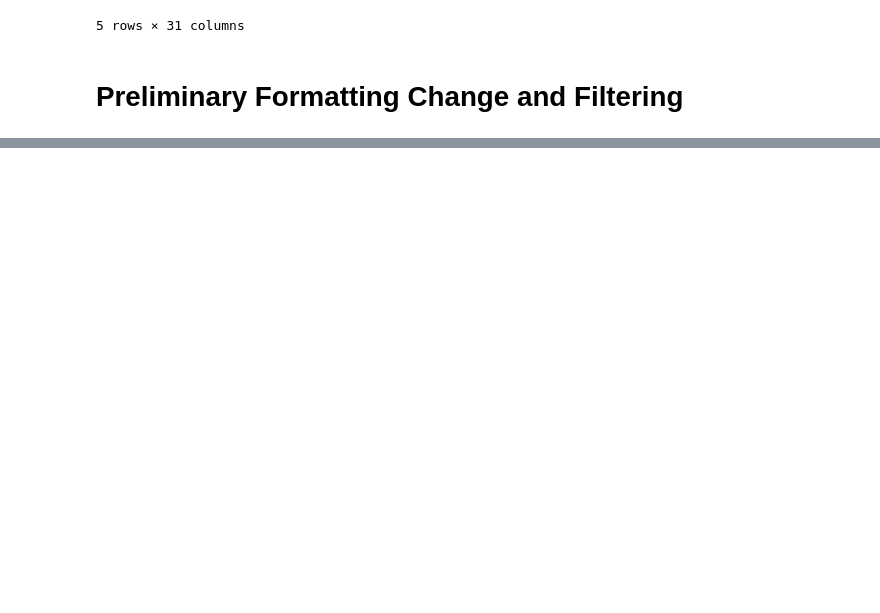
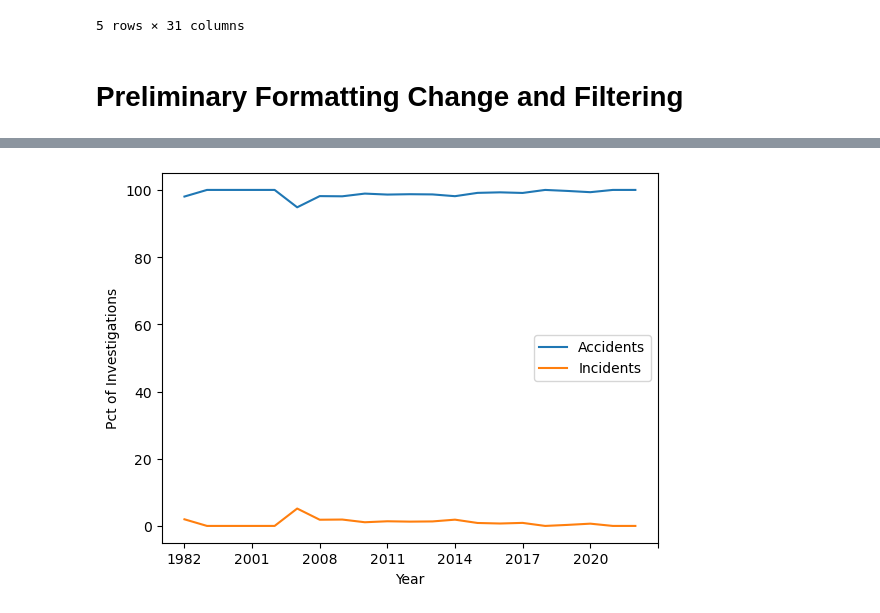
Before and after one commit to Jmanitou/Aviation_Analysis_Report, a Jupyter notebook: Aviation_Analysis_Report.ipynb, the cells around one changed output, grey strips where cells are left out. Cells and saved outputs as stored; diff of their text form; code cells hidden in the pictures; blank space fills up the shorter version.

```diff
--- a/Aviation_Analysis_Report.ipynb
+++ b/Aviation_Analysis_Report.ipynb
@@ -208,0 +197,33 @@ plt.show()
+# %%
+inv_years_acc = df.loc[df['Investigation_Type'] == 'Accident']['Year']
+inv_years_dist_acc = inv_years_acc.value_counts().sort_index()
+
+df_inv_type_acc = pd.DataFrame(inv_years_dist_acc).reset_index()
+df_inv_type_acc.columns = ['Year', 'Accidents']
+
+inv_years_inc = df.loc[df['Investigation_Type'] == 'Incident']['Year']
+inv_years_dist_inc = inv_years_inc.value_counts().sort_index()
+
+df_inv_type_inc = pd.DataFrame(inv_years_dist_inc).reset_index()
+df_inv_type_inc.columns = ['Year', 'Incidents']
+
+df_inv_type_merge = pd.merge(df_inv_type_acc, df_inv_type_inc, how = 'outer', on = 'Year')
+df_inv_type_merge['Incidents'] = df_inv_type_merge['Incidents'].fillna(0)
+
+df_inv_type_merge['Accidents_pct'] = df_inv_type_merge['Accidents'] / (df_inv_type_merge['Accidents'] + df_inv_type_merge['Incidents']) * 100
+df_inv_type_merge['Incidents_pct'] = df_inv_type_merge['Incidents'] / (df_inv_type_merge['Accidents'] + df_inv_type_merge['Incidents']) * 100
+# %%
+fig, ax = plt.subplots()
+
+ax.plot(df_inv_type_merge['Year'], df_inv_type_merge['Accidents_pct'], label = 'Accidents')
+ax.plot(df_inv_type_merge['Year'], df_inv_type_merge['Incidents_pct'], label = 'Incidents')
+
+ax.legend()
+
+ax.xaxis.set_major_locator(ticker.MultipleLocator(3))
+
+ax.set_ylabel('Pct of Investigations')
+ax.set_xlabel("Year")
+plt.show()
+# %% [output]
+[figure, added]
```
Also changed, not shown: parts of 23 cells of this notebook, 1 other file.
